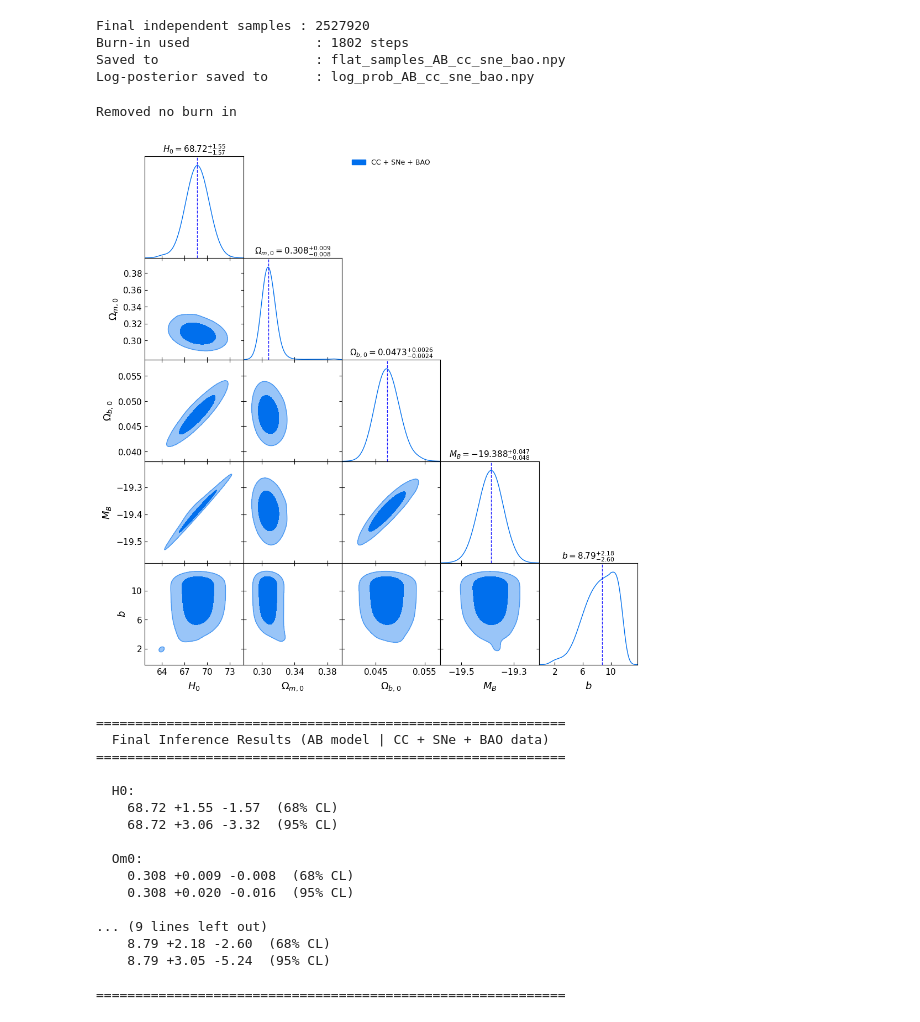
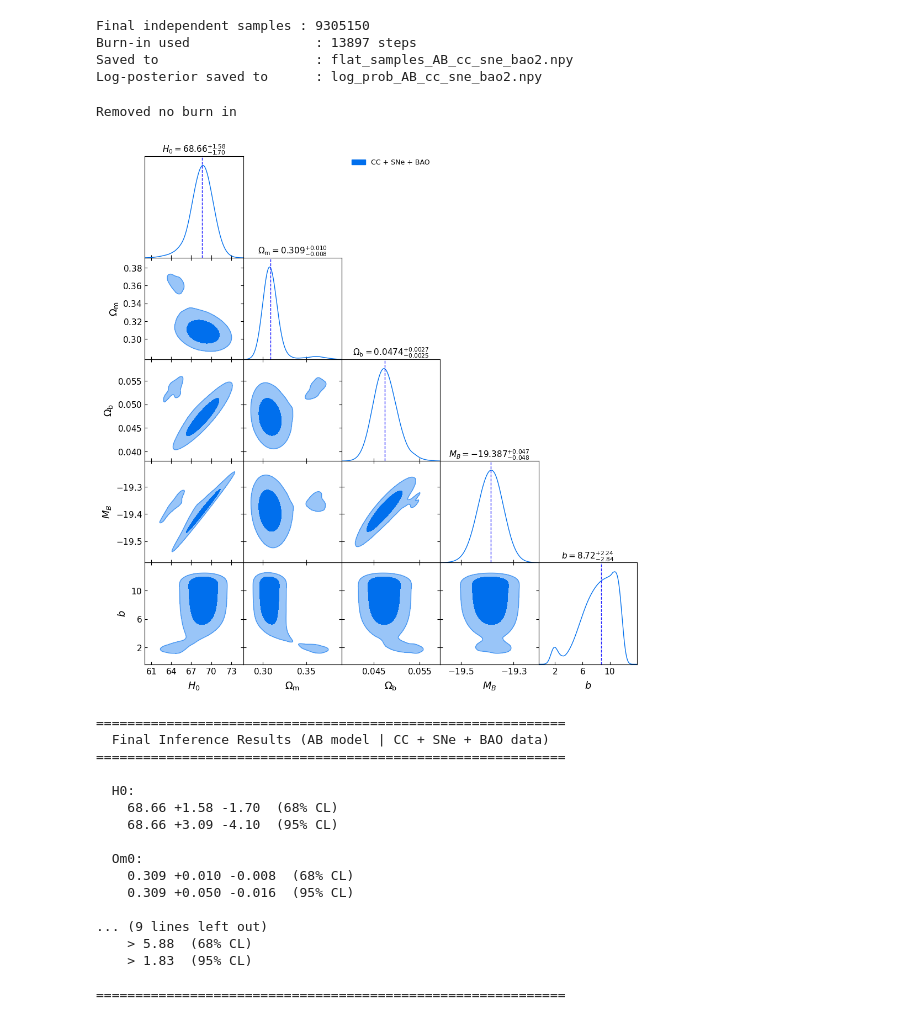
Before and after one commit to bwesley92/MCMC-cosmo, a Jupyter notebook: Codes/MG-based/Appleby-Battye/CC_SNe_BAO/AB_CC_SNe_BAO.ipynb, the cells around one changed output. Saved outputs shown, nothing was run; the diff lists cells and outputs as text; code cells hidden in the pictures.

```diff
--- a/Codes/MG-based/Appleby-Battye/CC_SNe_BAO/AB_CC_SNe_BAO.ipynb
+++ b/Codes/MG-based/Appleby-Battye/CC_SNe_BAO/AB_CC_SNe_BAO.ipynb
@@ -605,7 +596,7 @@ CC + SNe + BAO log-posterior = -816.0816955787409
 
 ndim     = 5
 nwalkers = 40
-nsteps   = 65000
+nsteps   = 100000
 
 b_init = np.log(2.5) if USE_LOG_b_PRIOR else 2.5
 bscale = 0.3         if USE_LOG_b_PRIOR else 0.1
@@ -714,11 +705,11 @@ if USE_LOG_b_PRIOR:
     flat_samples[:, 4] = np.exp(flat_log[:, 4])
 
 # Save flat samples
-fname = "flat_samples_AB_cc_sne_bao_jeff.npy" if USE_LOG_b_PRIOR else "flat_samples_AB_cc_sne_bao.npy"
+fname = "flat_samples_AB_cc_sne_bao_jeff.npy" if USE_LOG_b_PRIOR else "flat_samples_AB_cc_sne_bao2.npy"
 np.save(fname, flat_samples)
 
 # Save log-posterior (enables MAP in future sessions)
-fname_lp = "log_prob_AB_cc_sne_bao_jeff.npy" if USE_LOG_b_PRIOR else "log_prob_AB_cc_sne_bao.npy"
+fname_lp = "log_prob_AB_cc_sne_bao_jeff.npy" if USE_LOG_b_PRIOR else "log_prob_AB_cc_sne_bao2.npy"
 log_prob_flat = sampler.get_log_prob(discard=nburn, flat=True)
 np.save(fname_lp, log_prob_flat)
 
@@ -727,27 +718,30 @@ print(f"Burn-in used                : {nburn} steps")
 print(f"Saved to                    : {fname}")
 print(f"Log-posterior saved to      : {fname_lp}")
 # %% [output]
-Final independent samples : 2527920
-Burn-in used                : 1802 steps
-Saved to                    : flat_samples_AB_cc_sne_bao.npy
-Log-posterior saved to      : log_prob_AB_cc_sne_bao.npy
+Final independent samples : 9305150
+Burn-in used                : 13897 steps
+Saved to                    : flat_samples_AB_cc_sne_bao2.npy
+Log-posterior saved to      : log_prob_AB_cc_sne_bao2.npy
 # %%
 # ====================================================
 # Corner plot (GetDist)
 # ====================================================
 
+# Always in the physical space (b)
+samples_for_plot = flat_samples.copy()
+
 param_names  = ["H0", "Om0", "Ob", "MB", "b"]
-param_labels = [r"H_0", r"\Omega_{m,0}", r"\Omega_{b,0}", r"M_B", r"b"]
+param_labels = [r"H_0", r"\Omega_{\rm m}", r"\Omega_{\rm b}", r"M_B", r"b"]
 
 samples_gd = MCSamples(
-    samples=flat_samples,
+    samples=samples_for_plot,
     names=param_names,
     labels=param_labels
 )
 
 samples_gd.updateSettings({
-    "smooth_scale_1D": 0.35,
-    "smooth_scale_2D": 0.35,
+    "smooth_scale_1D": 0.25,
+    "smooth_scale_2D": 0.25,
     "fine_bins":       1024,
     "fine_bins_2D":    1024,
 })
@@ -758,41 +752,52 @@ g.settings.lab_fontsize        = 16
 g.settings.legend_fontsize     = 12
 g.settings.linewidth_contour   = 2.0
 g.settings.num_plot_contours   = 2
 g.settings.axis_marker_lw      = 1.0
 g.settings.figure_legend_frame = False
 g.settings.alpha_filled_add    = 0.3
-g.triangle_plot(samples_gd, filled=True,
-                legend_labels=["CC + SNe + BAO"],
-                title_limit=0)
+
+g.triangle_plot(
+    samples_gd,
+    filled=True,
+    legend_labels=["CC + SNe + BAO"],
+    title_limit=0
+)
 
 # ---- Fill under curve and add titles from samples ----
 fmt_map = {"H0": ".2f", "Om0": ".3f", "Ob": ".4f", "MB": ".3f", "b": ".2f"}
+
 for i, name in enumerate(param_names):
-    samples = flat_samples[:, i]
+
+    samples = samples_for_plot[:, i]
+
     median  = np.percentile(samples, 50)
     lower68 = np.percentile(samples, 16)
     upper68 = np.percentile(samples, 84)
     ep68    = upper68 - median
     em68    = median  - lower68
-    ax   = g.subplots[i, i]
+
+    ax = g.subplots[i, i]
     line = ax.get_lines()[0]
     line.set_linewidth(1.0)
 
     # Median line
     ax.axvline(median, color="blue", lw=1.0, ls="--", alpha=0.9)
 
     # Add title from samples
     fmt   = fmt_map[name]
-    title = f"${param_labels[i]} = {median:{fmt}}^{{+{ep68:{fmt}}}}_{{-{em68:{fmt}}}}$"
+    label = param_labels[i]
+
+    title = f"${label} = {median:{fmt}}^{{+{ep68:{fmt}}}}_{{-{em68:{fmt}}}}$"
     ax.set_title(title, fontsize=11, pad=4)
 
 plt.subplots_adjust(top=0.95)
-figname = "Corner_AB_cc_sne_bao_jeff.png" if USE_LOG_b_PRIOR else "Corner_AB_cc_sne_bao.png"
+
+figname = "Corner_AB_cc_sne_bao_jeff.png" if USE_LOG_b_PRIOR else "Corner_AB_cc_sne_bao2.png"
 plt.savefig(figname, dpi=300, bbox_inches="tight")
 plt.show()
 # %% [output]
 Removed no burn in
-[figure, old version]
+[figure, new version]
 # %%
 # ====================================================
 # Marginalized statistics
@@ -819,8 +824,14 @@ for name, idx in param_names_indices:
     fmt     = fmt_map[name]
 
     print(f"\n  {name}:")
-    print(f"    {median:{fmt}} +{ep68:{fmt}} -{em68:{fmt}}  (68% CL)")
-    print(f"    {median:{fmt}} +{ep95:{fmt}} -{em95:{fmt}}  (95% CL)")
+
+    if name == "b":
+        # only lower limit
+        print(f"    > {lower68:{fmt}}  (68% CL)")
+        print(f"    > {lower95:{fmt}}  (95% CL)")
+    else:
+        print(f"    {median:{fmt}} +{ep68:{fmt}} -{em68:{fmt}}  (68% CL)")
+        print(f"    {median:{fmt}} +{ep95:{fmt}} -{em95:{fmt}}  (95% CL)")
 
 print("\n" + "="*60)
 # %% [output]
@@ -829,15 +840,15 @@ print("\n" + "="*60)
 ============================================================
 
   H0:
-    68.72 +1.55 -1.57  (68% CL)
-    68.72 +3.06 -3.32  (95% CL)
+    68.66 +1.58 -1.70  (68% CL)
+    68.66 +3.09 -4.10  (95% CL)
 
   Om0:
-    0.308 +0.009 -0.008  (68% CL)
-    0.308 +0.020 -0.016  (95% CL)
+    0.309 +0.010 -0.008  (68% CL)
+    0.309 +0.050 -0.016  (95% CL)
 
 ... (9 lines left out)
-    8.79 +2.18 -2.60  (68% CL)
-    8.79 +3.05 -5.24  (95% CL)
+    > 5.88  (68% CL)
+    > 1.83  (95% CL)
 
 ============================================================
```
Also changed, not shown: parts of 11 cells of this notebook, 35 other files.
